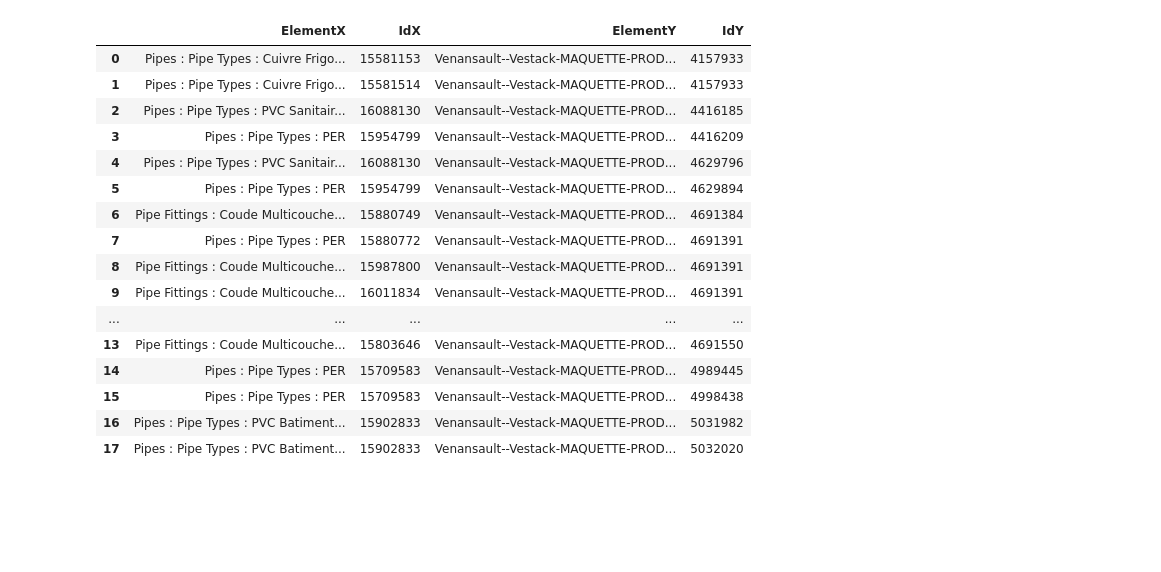
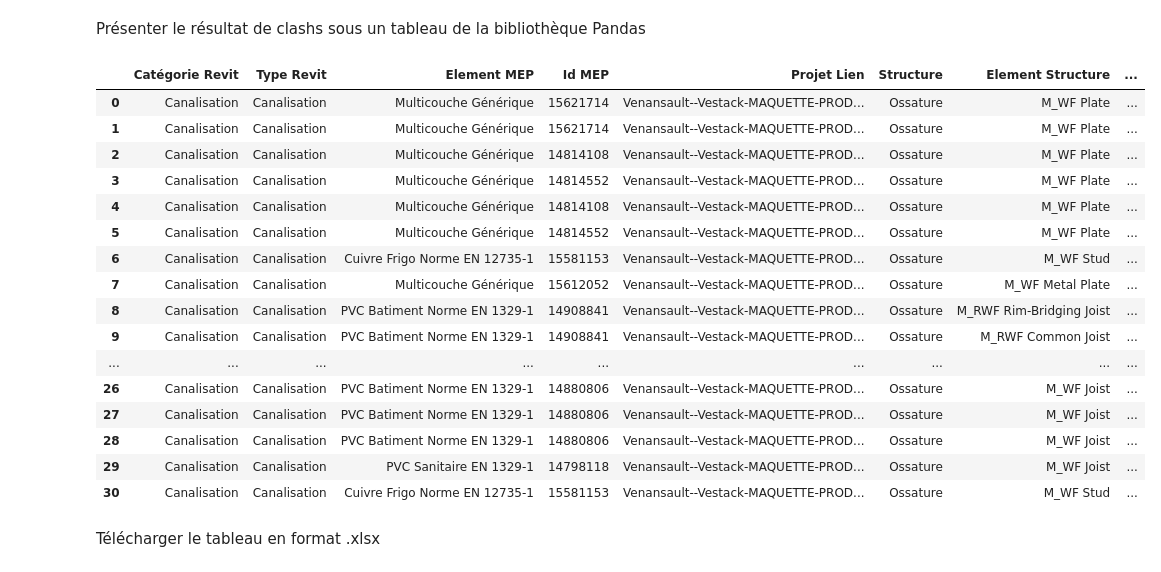
Before and after one commit to ZakariaeEljemli/RevitClashDetection, a Jupyter notebook: Revit_Clash_Detection.ipynb, the cells around one changed output. Drawn from its saved outputs; the diff is of its cells as text; code cells hidden in the pictures; blank space fills up the shorter version.

Commit message:
Update Data processing for clashes

```diff
--- a/Revit_Clash_Detection.ipynb
+++ b/Revit_Clash_Detection.ipynb
@@ -40,3 +39,3 @@ from bs4 import BeautifulSoup
 # %%
-with open("/drive/My Drive/Colab Notebooks/Clashs entre plomberie et ossature.html") as fp:
+with open("/drive/My Drive/Colab Notebooks/Vestack-MAQUETTE-MEP Venansault v2 - Copie.html") as fp:
     soup = BeautifulSoup(fp, "html.parser")
@@ -83,7 +86,7 @@ table2,table3,table4= [],[],[]
 for elem in table :
   #table2.append(j)
   if j%3 != 0 :
-    clash_final2=table[j].split(': id')
+    clash_final2=table[j].split(': ID')
     table2.append(clash_final2)
   j+=1
 
@@ -116,0 +122,17 @@ table4
+# %%
+#Transformer une liste de chaines de caractère en un tableau de chaines
+def transform(liste) :
+  liste3,liste4=[],[]
+  for elem in liste :
+      liste2 = elem.split(':')
+      liste3.append(liste2)
+      liste2=[]
+  for elem in liste3 :
+    for elem2 in elem:
+      liste4.append(elem2)
+  return liste4
+# %%
+table5 = []
+for elem in table4 :
+  table5.append(transform(elem))
+table5
@@ -117,25 +157,31 @@ table4
+# %% [markdown]
+Présenter le résultat de clashs sous un tableau de la bibliothèque Pandas
 # %%
 import pandas as pd
 import math as mt
-df = pd.DataFrame(data = table4, columns = ['ElementX','IdX','ElementY','IdY'])
+df = pd.DataFrame(data = table5, columns = ['  Catégorie Revit ',' Type Revit ',' Element MEP ',' Id MEP  ',' Projet Lien ',' Structure ',' Element Structure ',
+  ' Dimensions Element ',
+  ' Id Structure  '])
 df
 # %% [output]
-|  | ElementX | IdX | ElementY | IdY |
-| 0 | Pipes : Pipe Types : Cuivre Frigo... | 15581153 | Venansault--Vestack-MAQUETTE-PROD... | 4157933 |
-| 1 | Pipes : Pipe Types : Cuivre Frigo... | 15581514 | Venansault--Vestack-MAQUETTE-PROD... | 4157933 |
-| 2 | Pipes : Pipe Types : PVC Sanitair... | 16088130 | Venansault--Vestack-MAQUETTE-PROD... | 4416185 |
-| 3 | Pipes : Pipe Types : PER | 15954799 | Venansault--Vestack-MAQUETTE-PROD... | 4416209 |
-| 4 | Pipes : Pipe Types : PVC Sanitair... | 16088130 | Venansault--Vestack-MAQUETTE-PROD... | 4629796 |
-| 5 | Pipes : Pipe Types : PER | 15954799 | Venansault--Vestack-MAQUETTE-PROD... | 4629894 |
-| 6 | Pipe Fittings : Coude Multicouche... | 15880749 | Venansault--Vestack-MAQUETTE-PROD... | 4691384 |
-| 7 | Pipes : Pipe Types : PER | 15880772 | Venansault--Vestack-MAQUETTE-PROD... | 4691391 |
-| 8 | Pipe Fittings : Coude Multicouche... | 15987800 | Venansault--Vestack-MAQUETTE-PROD... | 4691391 |
-| 9 | Pipe Fittings : Coude Multicouche... | 16011834 | Venansault--Vestack-MAQUETTE-PROD... | 4691391 |
-| ... | ... | ... | ... | ... |
-| 13 | Pipe Fittings : Coude Multicouche... | 15803646 | Venansault--Vestack-MAQUETTE-PROD... | 4691550 |
-| 14 | Pipes : Pipe Types : PER | 15709583 | Venansault--Vestack-MAQUETTE-PROD... | 4989445 |
-| 15 | Pipes : Pipe Types : PER | 15709583 | Venansault--Vestack-MAQUETTE-PROD... | 4998438 |
-| 16 | Pipes : Pipe Types : PVC Batiment... | 15902833 | Venansault--Vestack-MAQUETTE-PROD... | 5031982 |
-| 17 | Pipes : Pipe Types : PVC Batiment... | 15902833 | Venansault--Vestack-MAQUETTE-PROD... | 5032020 |
+|  | Catégorie Revit | Type Revit | Element MEP | Id MEP | Projet Lien | Structure | Element Structure | ... |
+| 0 | Canalisation | Canalisation | Multicouche Générique | 15621714 | Venansault--Vestack-MAQUETTE-PROD... | Ossature | M_WF Plate | ... |
+| 1 | Canalisation | Canalisation | Multicouche Générique | 15621714 | Venansault--Vestack-MAQUETTE-PROD... | Ossature | M_WF Plate | ... |
+| 2 | Canalisation | Canalisation | Multicouche Générique | 14814108 | Venansault--Vestack-MAQUETTE-PROD... | Ossature | M_WF Plate | ... |
+| 3 | Canalisation | Canalisation | Multicouche Générique | 14814552 | Venansault--Vestack-MAQUETTE-PROD... | Ossature | M_WF Plate | ... |
+| 4 | Canalisation | Canalisation | Multicouche Générique | 14814108 | Venansault--Vestack-MAQUETTE-PROD... | Ossature | M_WF Plate | ... |
+| 5 | Canalisation | Canalisation | Multicouche Générique | 14814552 | Venansault--Vestack-MAQUETTE-PROD... | Ossature | M_WF Plate | ... |
+| 6 | Canalisation | Canalisation | Cuivre Frigo Norme EN 12735-1 | 15581153 | Venansault--Vestack-MAQUETTE-PROD... | Ossature | M_WF Stud | ... |
+| 7 | Canalisation | Canalisation | Multicouche Générique | 15612052 | Venansault--Vestack-MAQUETTE-PROD... | Ossature | M_WF Metal Plate | ... |
+| 8 | Canalisation | Canalisation | PVC Batiment Norme EN 1329-1 | 14908841 | Venansault--Vestack-MAQUETTE-PROD... | Ossature | M_RWF Rim-Bridging Joist | ... |
+| 9 | Canalisation | Canalisation | PVC Batiment Norme EN 1329-1 | 14908841 | Venansault--Vestack-MAQUETTE-PROD... | Ossature | M_RWF Common Joist | ... |
+| ... | ... | ... | ... | ... | ... | ... | ... | ... |
+| 26 | Canalisation | Canalisation | PVC Batiment Norme EN 1329-1 | 14880806 | Venansault--Vestack-MAQUETTE-PROD... | Ossature | M_WF Joist | ... |
+| 27 | Canalisation | Canalisation | PVC Batiment Norme EN 1329-1 | 14880806 | Venansault--Vestack-MAQUETTE-PROD... | Ossature | M_WF Joist | ... |
+| 28 | Canalisation | Canalisation | PVC Batiment Norme EN 1329-1 | 14880806 | Venansault--Vestack-MAQUETTE-PROD... | Ossature | M_WF Joist | ... |
+| 29 | Canalisation | Canalisation | PVC Sanitaire EN 1329-1 | 14798118 | Venansault--Vestack-MAQUETTE-PROD... | Ossature | M_WF Joist | ... |
+| 30 | Canalisation | Canalisation | Cuivre Frigo Norme EN 12735-1 | 15581153 | Venansault--Vestack-MAQUETTE-PROD... | Ossature | M_WF Stud | ... |
+# %% [markdown]
+Télécharger le tableau en format .xlsx
 # %%
 import pandas as pd
```
Also changed, not shown: parts of 14 cells of this notebook, 1 other file.
